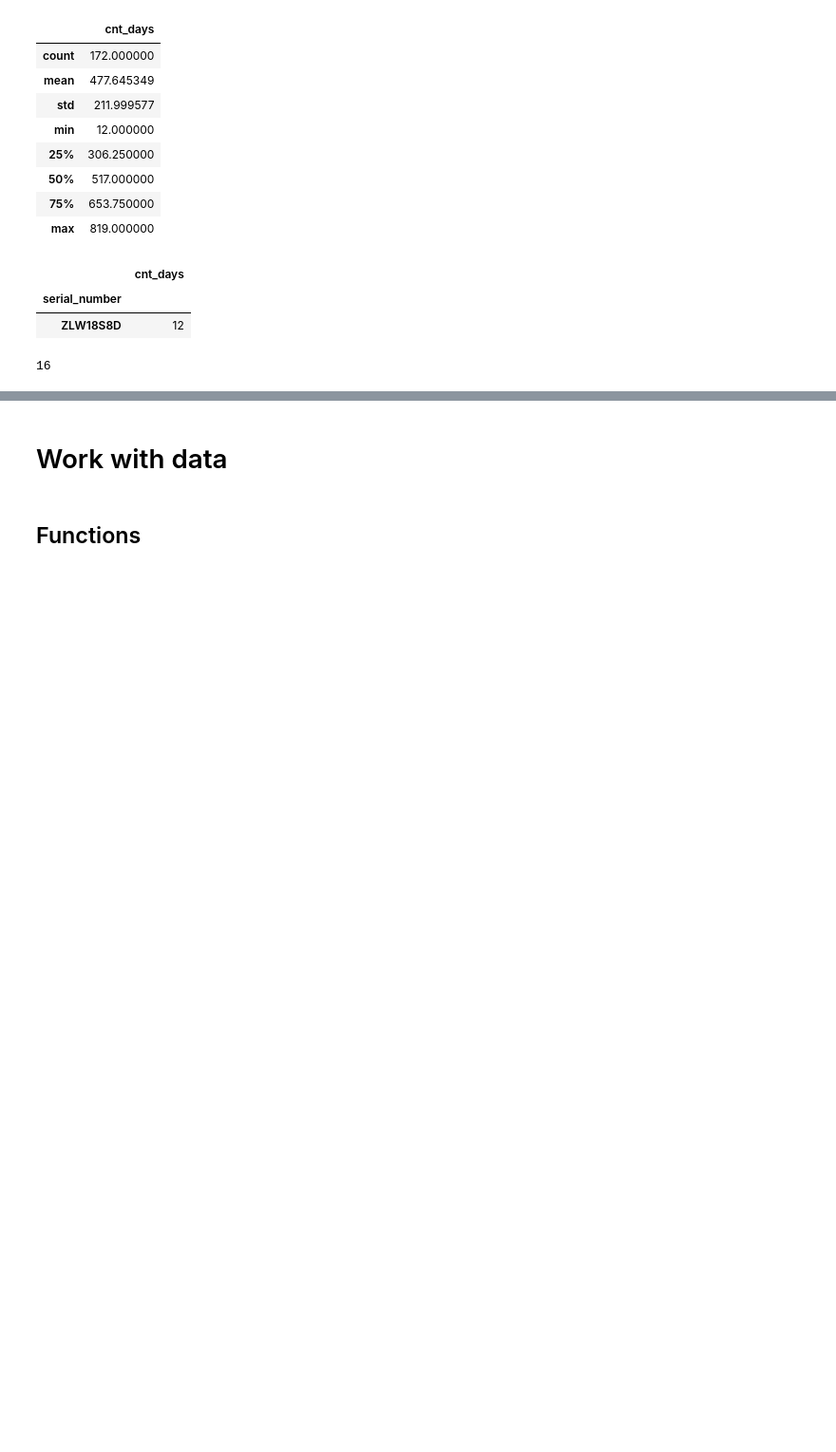
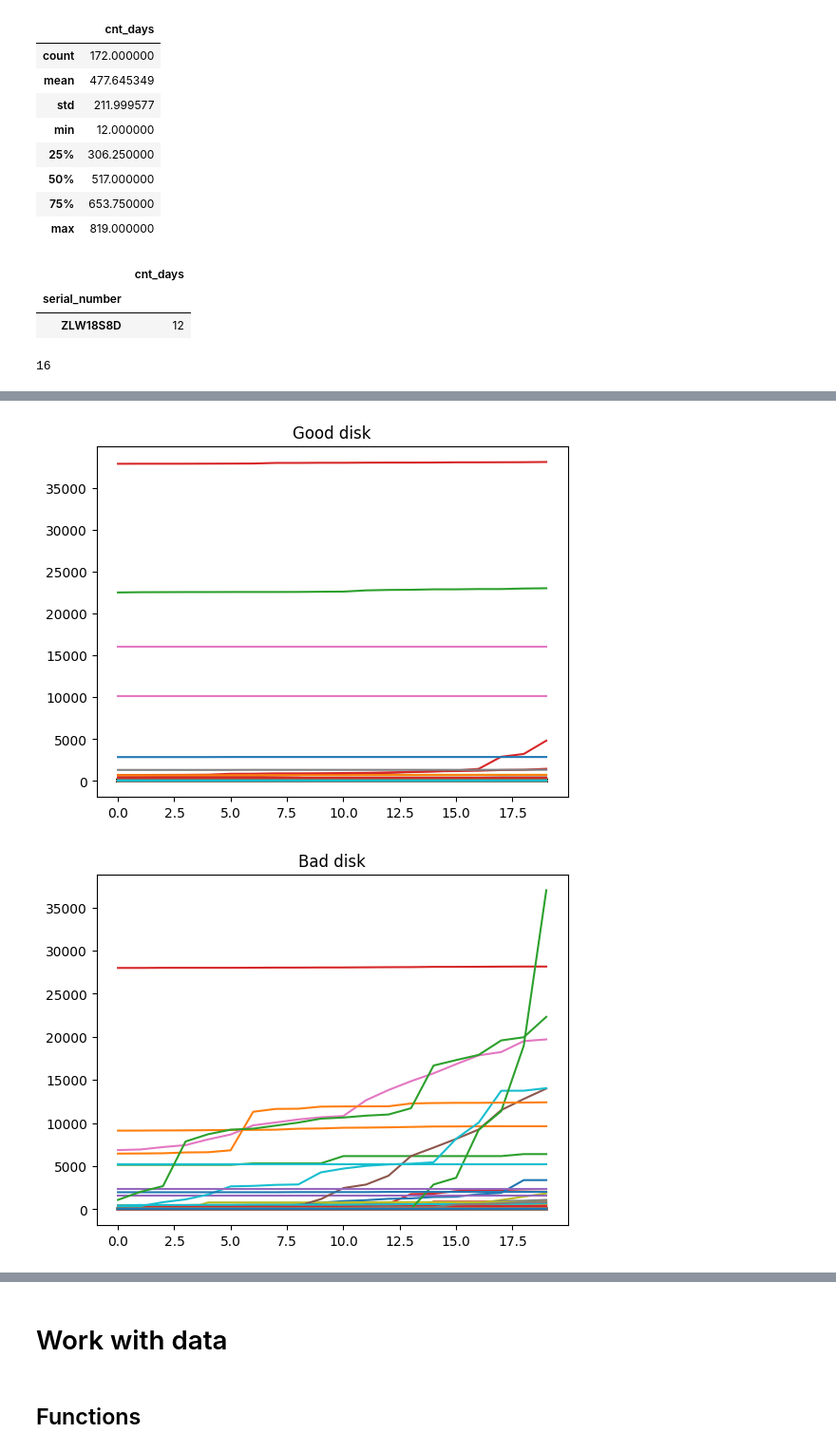
Before and after one commit to ExtremCode/hhd_failure_prediction, a Jupyter notebook: eda.ipynb, the cells around one changed output, grey strips where cells are left out. Shown at 95% size. Saved outputs shown, nothing was run; the diff lists cells and outputs as text; code cells hidden in the pictures; blank space fills up the shorter version.

```diff
--- a/eda.ipynb
+++ b/eda.ipynb
@@ -341,2 +272,6 @@ tmp.to_csv("last_31_days_lag.csv", index=False)
 # %%
 df_last_days.to_csv("last_41_days.csv")
+# %%
+df_last_days = pd.read_csv("last_41_days.csv").drop("Unnamed: 0", axis=1).sort_values(["serial_number", "date"])
+# %%
+first_days = df_last_days.drop("capacity_bytes", axis=1).groupby("serial_number").head(20)
@@ -342,0 +290,17 @@ df_last_days.to_csv("last_41_days.csv")
+# %%
+good = first_days[first_days.failure == 0]
+bad = first_days[first_days.failure == 1]
+# %%
+# take lag(3) on smart 5 (rellocated sectors count)
+smart = 5
+plt.title("Good disk")
+for _, data in good.groupby("serial_number"):
+  plt.plot(list(range(20)), data[f"smart_{smart}_raw"].values)
+plt.show()
+
+plt.title("Bad disk")
+for _, data in bad.groupby("serial_number"):
+  plt.plot(list(range(20)), data[f"smart_{smart}_raw"].values)
+# %% [output]
+[figure, added]
+[figure, added]
```
Also changed, not shown: parts of 95 cells of this notebook, 7 other files.
